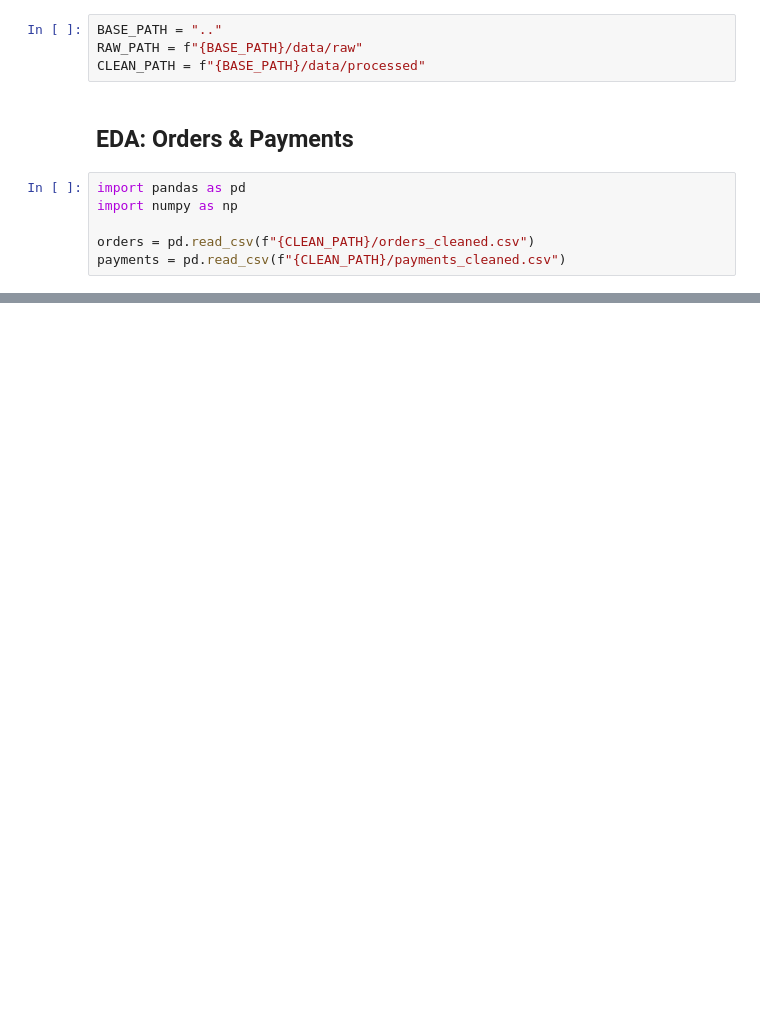
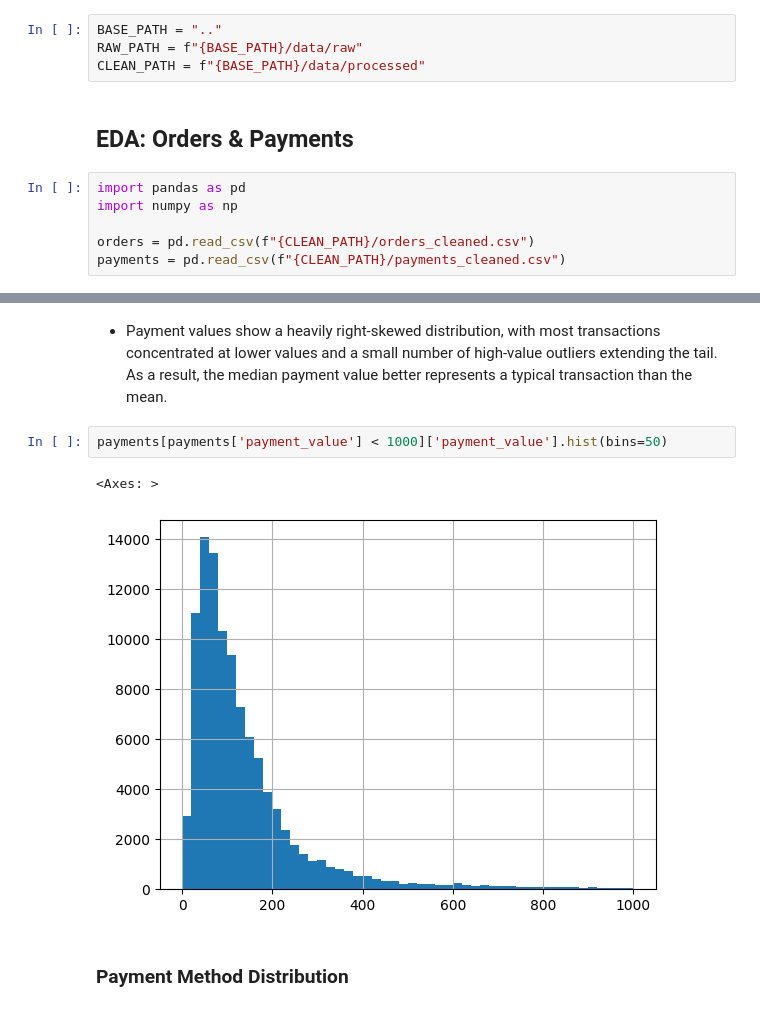
Before and after one commit to khareparth12-sketch/ecommerce-customer-and-sales-analysis, a Jupyter notebook: notebooks/03_eda.ipynb, the cells around one changed output, grey strips where cells are left out. Drawn from its saved outputs; the diff is of its cells as text; blank space fills up the shorter version.

```diff
--- a/notebooks/03_eda.ipynb
+++ b/notebooks/03_eda.ipynb
@@ -34,0 +249,9 @@ dtype: object
+# %% [markdown]
+- Payment values show a heavily right-skewed distribution, with most transactions concentrated at lower values and a small number of high-value outliers extending the tail. As a result, the median payment value better represents a typical transaction than the mean.
+# %%
+payments[payments['payment_value'] < 1000]['payment_value'].hist(bins=50)
+# %% [output]
+<Axes: >
+[figure, added]
+# %% [markdown]
+### Payment Method Distribution
```
Also changed, not shown: parts of 61 cells of this notebook.
